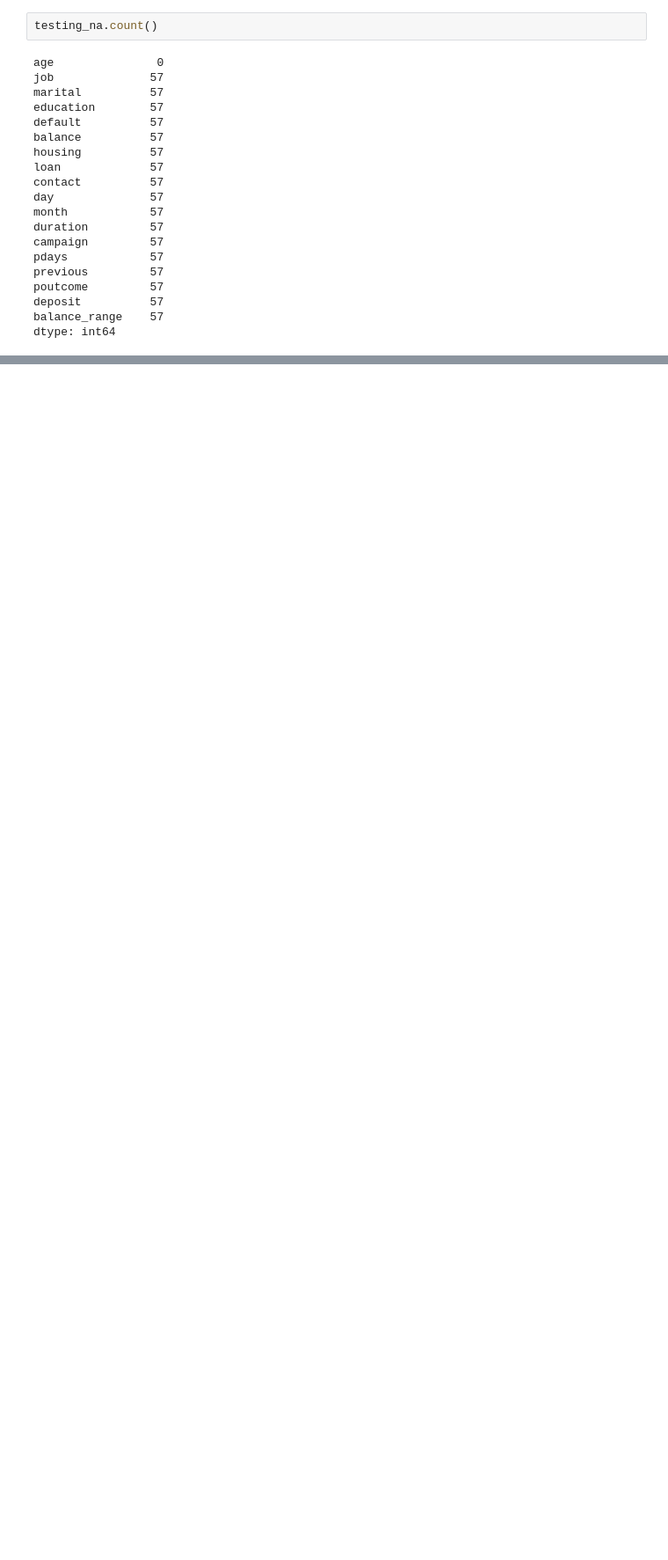
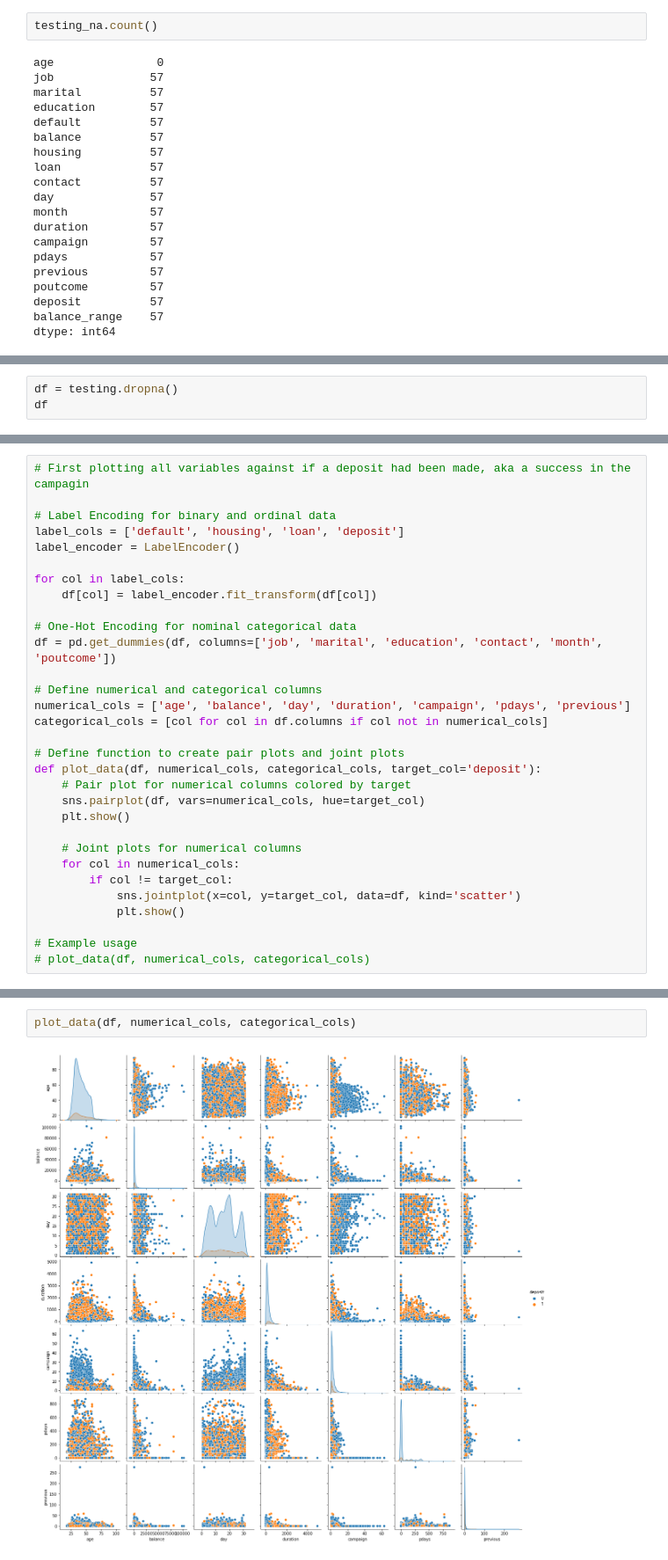
Before and after one commit to jorgeroldan5/Data-Science-Programming-ADS-500B---Final-Project, a Jupyter notebook: Data-cleaning.ipynb, the cells around one changed output, grey strips where cells are left out. Shown at 88% size. Cells and saved outputs as stored; diff of their text form; blank space fills up the shorter version.

Commit message:
Updated Data-cleaning notebook to expand into plotting distributions segmented by campaign success, age, and profession. Added these new plotsas png files.

```diff
--- a/Data-cleaning.ipynb
+++ b/Data-cleaning.ipynb
@@ -339,0 +240,3 @@ replacement_tracking
+# %%
+df = testing.dropna()
+df
@@ -339,0 +257,31 @@ replacement_tracking
+# %%
+# First plotting all variables against if a deposit had been made, aka a success in the campagin
+
+# Label Encoding for binary and ordinal data
+label_cols = ['default', 'housing', 'loan', 'deposit']
+label_encoder = LabelEncoder()
+
+for col in label_cols:
+    df[col] = label_encoder.fit_transform(df[col])
+
+# One-Hot Encoding for nominal categorical data
+df = pd.get_dummies(df, columns=['job', 'marital', 'education', 'contact', 'month', 'poutcome'])
+
+# Define numerical and categorical columns
+numerical_cols = ['age', 'balance', 'day', 'duration', 'campaign', 'pdays', 'previous']
+categorical_cols = [col for col in df.columns if col not in numerical_cols]
+
+# Define function to create pair plots and joint plots
+def plot_data(df, numerical_cols, categorical_cols, target_col='deposit'):
+    # Pair plot for numerical columns colored by target
+    sns.pairplot(df, vars=numerical_cols, hue=target_col)
+    plt.show()
+
+    # Joint plots for numerical columns
+    for col in numerical_cols:
+        if col != target_col:
+            sns.jointplot(x=col, y=target_col, data=df, kind='scatter')
+            plt.show()
+
+# Example usage
+# plot_data(df, numerical_cols, categorical_cols)
@@ -339,0 +294,4 @@ replacement_tracking
+# %%
+plot_data(df, numerical_cols, categorical_cols)
+# %% [output]
+[figure, added]
```
Also changed, not shown: parts of 13 cells of this notebook, 16 other files.
